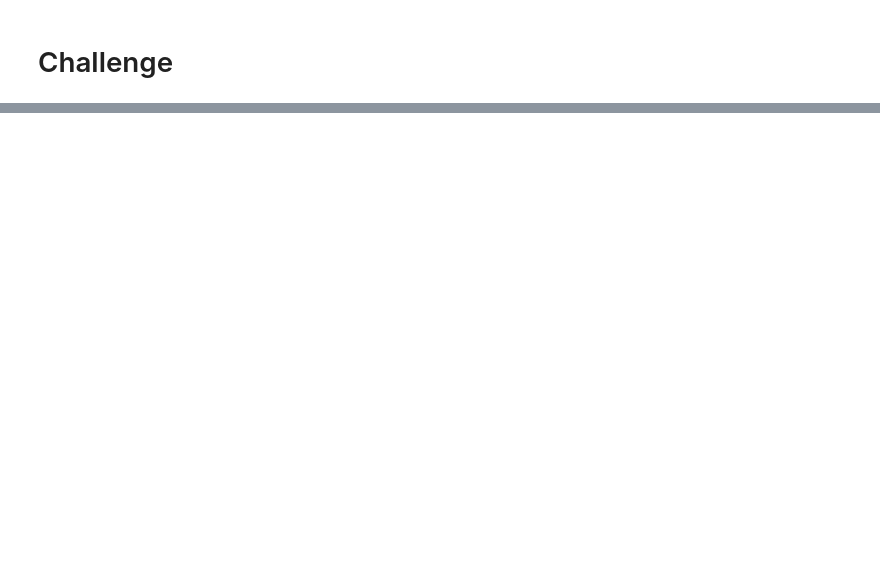
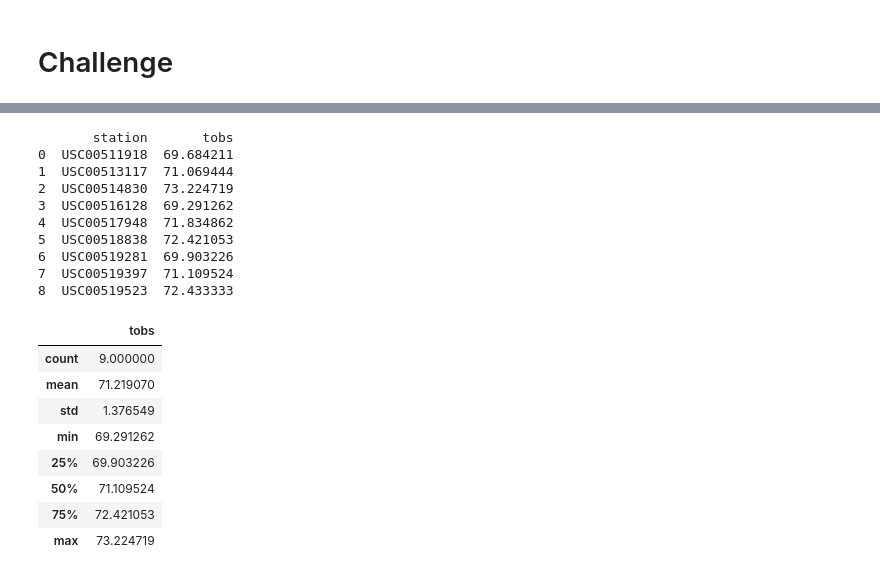
Before and after one commit to LaurenBerens/surfs_up, a Jupyter notebook: climate_analysis.ipynb, the cells around one changed output, grey strips where cells are left out. Saved outputs shown, nothing was run; the diff lists cells and outputs as text; code cells hidden in the pictures; blank space fills up the shorter version.

```diff
--- a/climate_analysis.ipynb
+++ b/climate_analysis.ipynb
@@ -124,0 +202,26 @@ plt.tight_layout()
+# %%
+#Dec temp grouped by station, describe ()
+dec_tobs = session.query(Measurement.station, func.avg(Measurement.tobs)).filter(extract('month', Measurement.date) == 12).group_by(Measurement.station).all()
+dectobs_df = pd.DataFrame(dec_tobs, columns=['station', 'tobs'])
+print(dectobs_df)
+dectobs_df.describe()
+# %% [output]
+       station       tobs
+0  USC00511918  69.684211
+1  USC00513117  71.069444
+2  USC00514830  73.224719
+3  USC00516128  69.291262
+4  USC00517948  71.834862
+5  USC00518838  72.421053
+6  USC00519281  69.903226
+7  USC00519397  71.109524
+8  USC00519523  72.433333
+|  | tobs |
+| count | 9.000000 |
+| mean | 71.219070 |
+| std | 1.376549 |
+| min | 69.291262 |
+| 25% | 69.903226 |
+| 50% | 71.109524 |
+| 75% | 72.421053 |
+| max | 73.224719 |
```
Also changed, not shown: parts of 5 cells of this notebook, 3 other files.
